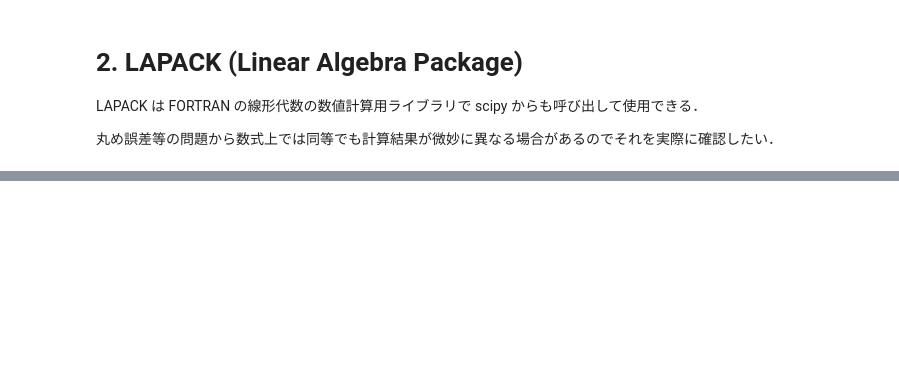
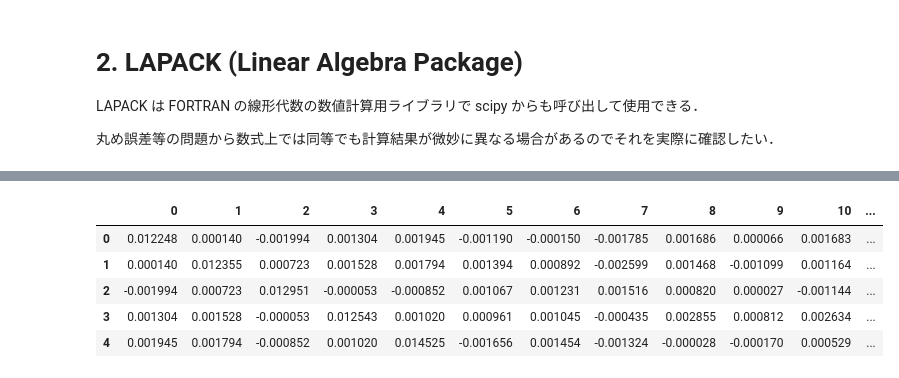
Before and after one commit to euno2723/SGPR, a Jupyter notebook: experiments/linalg.ipynb, the cells around one changed output, grey strips where cells are left out. Saved outputs shown, nothing was run; the diff lists cells and outputs as text; code cells hidden in the pictures; blank space fills up the shorter version.

Commit message:
almost finish experiments about linalg

```diff
--- a/experiments/linalg.ipynb
+++ b/experiments/linalg.ipynb
@@ -251,0 +259,10 @@ $$
+# %%
+A_inv_3 = np.linalg.pinv(A)
+display(pd.DataFrame(A_inv_3).head())
+# %% [output]
+|  | 0 | 1 | 2 | 3 | 4 | 5 | 6 | 7 | 8 | 9 | 10 | ... |
+| 0 | 0.012248 | 0.000140 | -0.001994 | 0.001304 | 0.001945 | -0.001190 | -0.000150 | -0.001785 | 0.001686 | 0.000066 | 0.001683 | ... |
+| 1 | 0.000140 | 0.012355 | 0.000723 | 0.001528 | 0.001794 | 0.001394 | 0.000892 | -0.002599 | 0.001468 | -0.001099 | 0.001164 | ... |
+| 2 | -0.001994 | 0.000723 | 0.012951 | -0.000053 | -0.000852 | 0.001067 | 0.001231 | 0.001516 | 0.000820 | 0.000027 | -0.001144 | ... |
+| 3 | 0.001304 | 0.001528 | -0.000053 | 0.012543 | 0.001020 | 0.000961 | 0.001045 | -0.000435 | 0.002855 | 0.000812 | 0.002634 | ... |
+| 4 | 0.001945 | 0.001794 | -0.000852 | 0.001020 | 0.014525 | -0.001656 | 0.001454 | -0.001324 | -0.000028 | -0.000170 | 0.000529 | ... |
```
Also changed, not shown: parts of 22 cells of this notebook.
